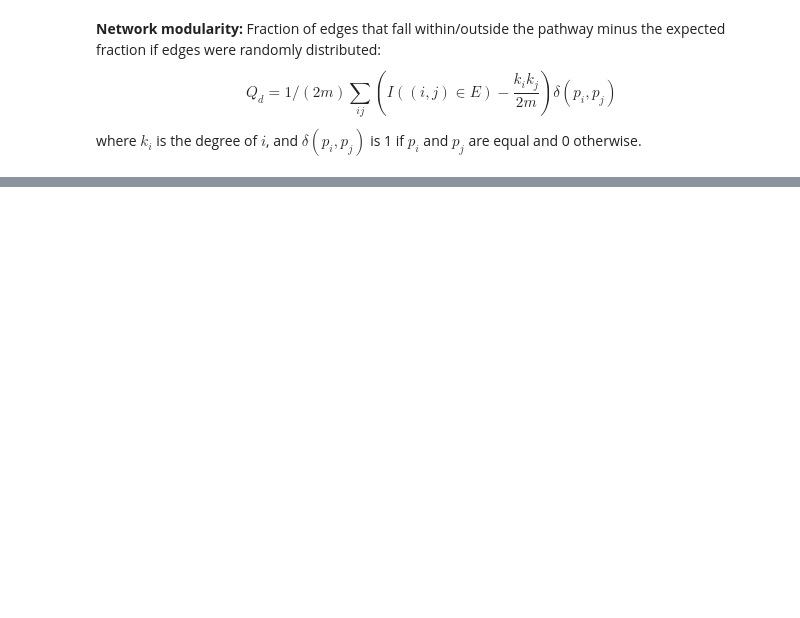
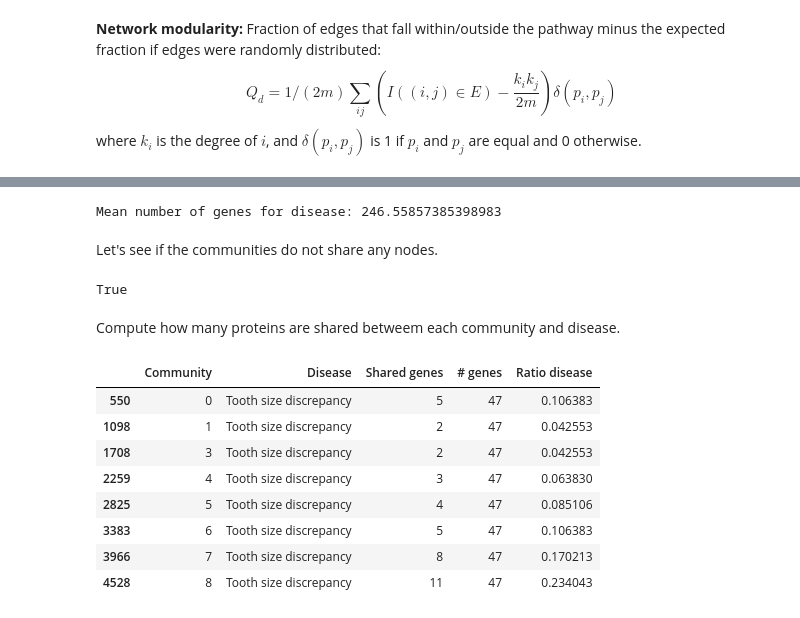
Before and after one commit to nikodallanoce/ComputationalHealthLaboratory, a Jupyter notebook: Project_CHL.ipynb, the cells around one changed output, grey strips where cells are left out. Drawn from its saved outputs; the diff is of its cells as text; code cells hidden in the pictures; blank space fills up the shorter version.

```diff
--- a/Project_CHL.ipynb
+++ b/Project_CHL.ipynb
@@ -579,0 +441,3 @@ def shortest_connections_community_diseases(comm_rank):
+# %%
+louvain_communities = list(nx.algorithms.community.louvain_communities(protein_graph))
+communities = [community for community in louvain_communities if len(community)>1]  # Discard those communities with one node
@@ -579,0 +450,7 @@ def shortest_connections_community_diseases(comm_rank):
+# %%
+mean_size_communities = 0
+for community in communities:
+    mean_size_communities += len(community)
+
+mean_size_communities /= len(communities)
+print("Mean size of communities: {0}".format(str(mean_size_communities)))
@@ -579,0 +481,11 @@ def shortest_connections_community_diseases(comm_rank):
+# %%
+mean_size_diseases = 0
+for _, disease in diseases.items():
+    mean_size_diseases += len(disease['genes'])
+
+mean_size_diseases /= len(diseases.keys())
+print("Mean number of genes for disease: {0}".format(mean_size_diseases))
+# %% [output]
+Mean number of genes for disease: 246.55857385398983
+# %% [markdown]
+Let's see if the communities do not share any nodes.
@@ -579,0 +501,6 @@ def shortest_connections_community_diseases(comm_rank):
+# %%
+are_communities_distinct(communities)
+# %% [output]
+True
+# %% [markdown]
+Compute how many proteins are shared betweem each community and disease.
@@ -579,0 +527,13 @@ def shortest_connections_community_diseases(comm_rank):
+# %%
+communities_rank = communities_ranking(communities, diseases)
+communities_rank[communities_rank["Disease"]=="Tooth size discrepancy"]
+# %% [output]
+|  | Community | Disease | Shared genes | # genes | Ratio disease |
+| 550 | 0 | Tooth size discrepancy | 5 | 47 | 0.106383 |
+| 1098 | 1 | Tooth size discrepancy | 2 | 47 | 0.042553 |
+| 1708 | 3 | Tooth size discrepancy | 2 | 47 | 0.042553 |
+| 2259 | 4 | Tooth size discrepancy | 3 | 47 | 0.063830 |
+| 2825 | 5 | Tooth size discrepancy | 4 | 47 | 0.085106 |
+| 3383 | 6 | Tooth size discrepancy | 5 | 47 | 0.106383 |
+| 3966 | 7 | Tooth size discrepancy | 8 | 47 | 0.170213 |
+| 4528 | 8 | Tooth size discrepancy | 11 | 47 | 0.234043 |
```
Also changed, not shown: parts of 81 cells of this notebook, 4 other files.
